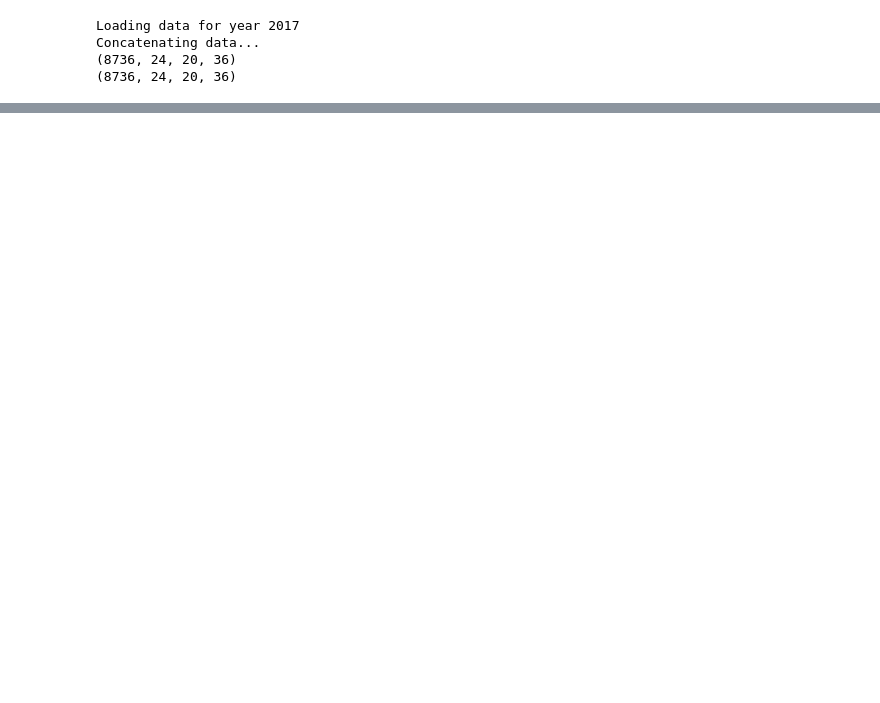
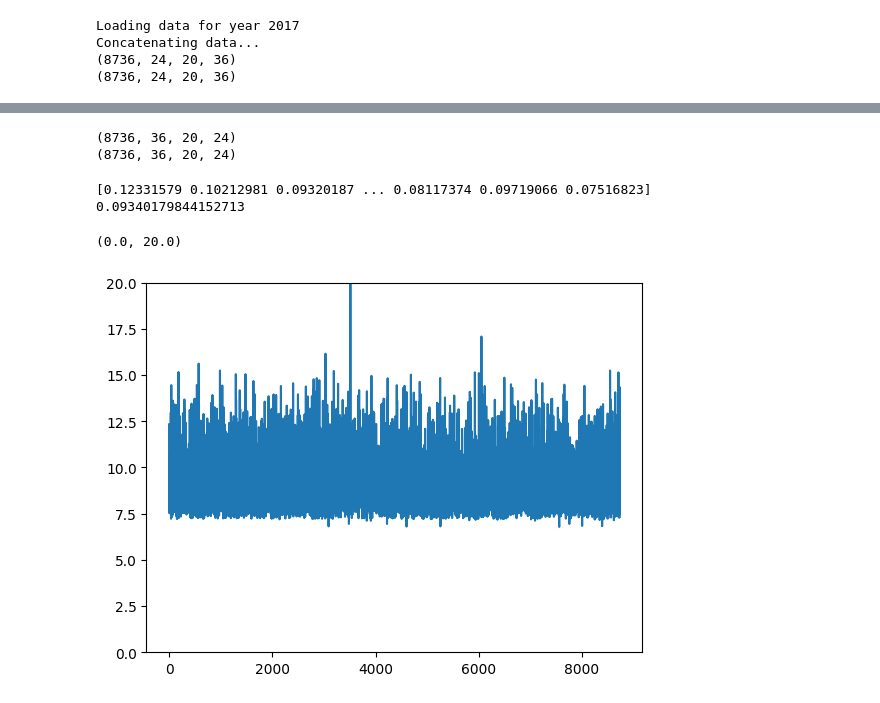
Before and after one commit to ElliotHYLee/asdf1234, a Jupyter notebook: hw1/hw1_c_discussion.ipynb, the cells around one changed output, grey strips where cells are left out. Saved outputs shown, nothing was run; the diff lists cells and outputs as text; code cells hidden in the pictures; blank space fills up the shorter version.

```diff
--- a/hw1/hw1_c_discussion.ipynb
+++ b/hw1/hw1_c_discussion.ipynb
@@ -83,0 +83,23 @@ for alt in [200, 300, 400]:
+# %%
+gt_2017_nn = np.load('gt_2017_nn.npy')
+pr_2017_nn = np.load('pr_2017_nn.npy')
+print(gt_2017_nn.shape)
+print(pr_2017_nn.shape)
+# %% [output]
+(8736, 36, 20, 24)
+(8736, 36, 20, 24)
+# %%
+mape = np.abs(gt_2017_nn - pr_2017_nn) / np.abs(gt_2017_nn + 1e-6)
+mape = np.mean(mape, axis=(1,2,3))
+mape_all = np.mean(mape)
+print(mape)
+print(mape_all)
+
+plt.figure()
+plt.plot(mape*100, '-', markersize=0.1)
+plt.ylim([0, 20])
+# %% [output]
+[0.12331579 0.10212981 0.09320187 ... 0.08117374 0.09719066 0.07516823]
+0.09340179844152713
+(0.0, 20.0)
+[figure, added]
```
Also changed, not shown: parts of 2 cells of this notebook, 3 other files.
